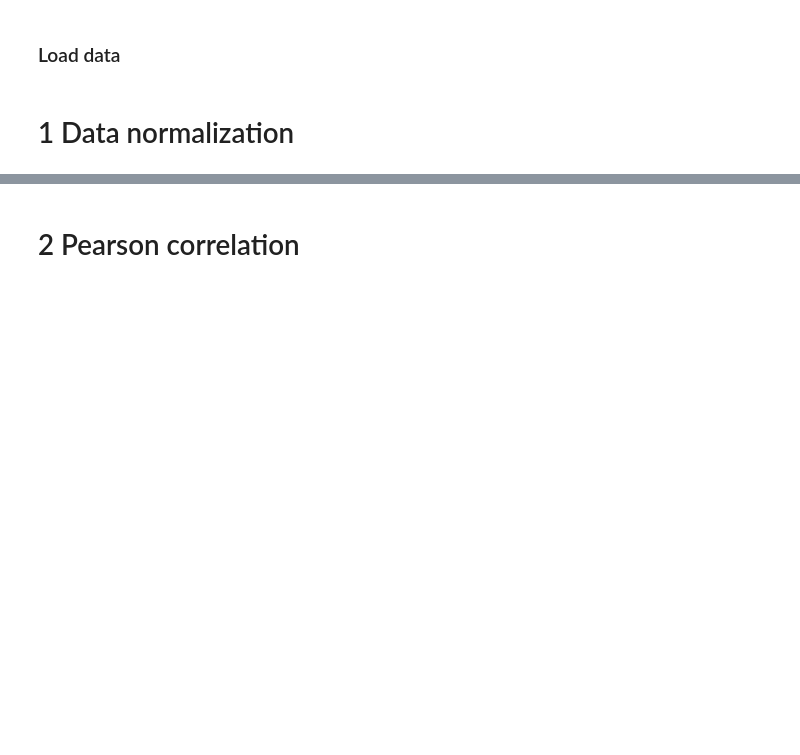
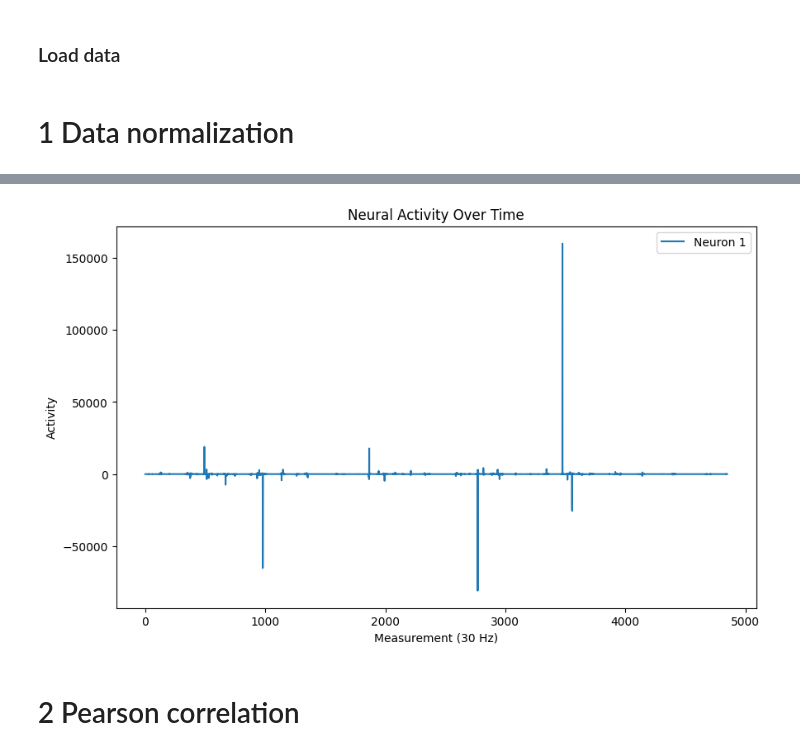
Before and after one commit to c-carolinel/jc, a Jupyter notebook: 1_preprocessing.ipynb, the cells around one changed output, grey strips where cells are left out. Cells and saved outputs as stored; diff of their text form; code cells hidden in the pictures; blank space fills up the shorter version.

```diff
--- a/1_preprocessing.ipynb
+++ b/1_preprocessing.ipynb
@@ -21 +67,11 @@ data = np.genfromtxt("data.csv", delimiter=",", skip_header=1)
+# %%
+plt.figure(figsize=(10, 6))
+plt.plot(norm_data[0,:], label="Neuron 1")
+plt.xlabel("Measurement (30 Hz)")
+plt.ylabel("Activity")
+plt.title("Neural Activity Over Time")
+plt.legend()
+plt.show()
+# %% [output]
+[figure, added]
 # %%
```
Also changed, not shown: parts of 8 cells of this notebook, 2 other files.
